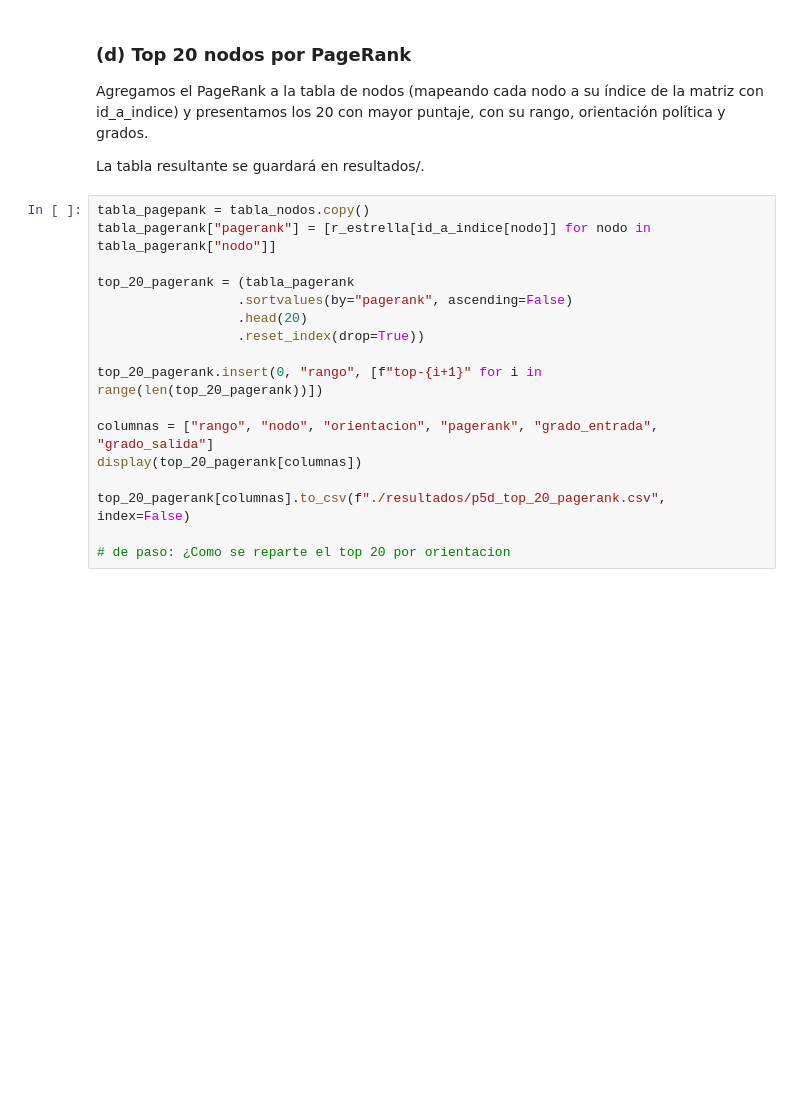
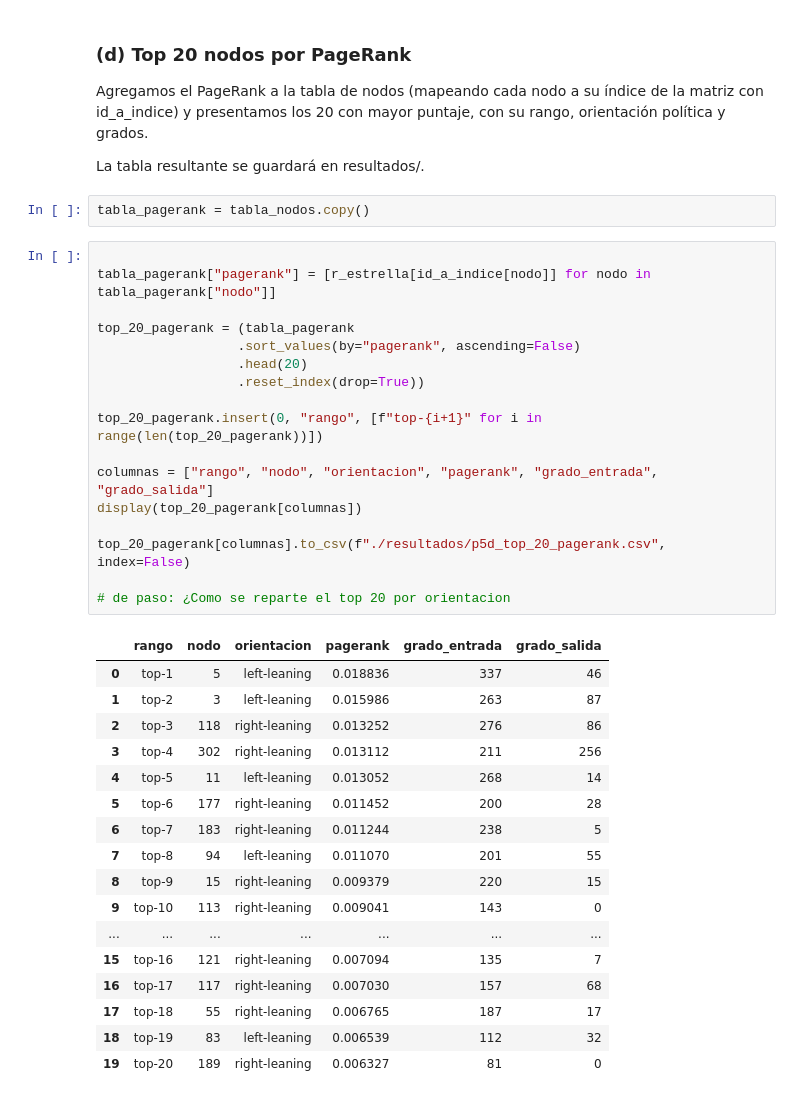
Before and after one commit to vickyotarola/Proyecto_2, a Jupyter notebook: proyecto_2.ipynb, the cells around one changed output. Drawn from its saved outputs; the diff is of its cells as text; blank space fills up the shorter version.

```diff
--- a/proyecto_2.ipynb
+++ b/proyecto_2.ipynb
@@ -598,20 +600,40 @@ cota teorica (1 - alpha)/n: 0.00012254901960784316
 Agregamos el PageRank a la tabla de nodos (mapeando cada nodo a su índice de la matriz con id_a_indice) y presentamos los 20 con mayor puntaje, con su rango, orientación política y grados.
 
 La tabla resultante se guardará en resultados/.
+# %%
+tabla_pagerank = tabla_nodos.copy()
 # %%
-tabla_pagepank = tabla_nodos.copy()
+
 tabla_pagerank["pagerank"] = [r_estrella[id_a_indice[nodo]] for nodo in tabla_pagerank["nodo"]]
 
 top_20_pagerank = (tabla_pagerank
-                  .sortvalues(by="pagerank", ascending=False)
+                  .sort_values(by="pagerank", ascending=False)
                   .head(20)
                   .reset_index(drop=True))
 
 top_20_pagerank.insert(0, "rango", [f"top-{i+1}" for i in range(len(top_20_pagerank))])
 
 columnas = ["rango", "nodo", "orientacion", "pagerank", "grado_entrada", "grado_salida"]
 display(top_20_pagerank[columnas])
 
 top_20_pagerank[columnas].to_csv(f"./resultados/p5d_top_20_pagerank.csv", index=False)
 
 # de paso: ¿Como se reparte el top 20 por orientacion
+# %% [output]
+|  | rango | nodo | orientacion | pagerank | grado_entrada | grado_salida |
+| 0 | top-1 | 5 | left-leaning | 0.018836 | 337 | 46 |
+| 1 | top-2 | 3 | left-leaning | 0.015986 | 263 | 87 |
+| 2 | top-3 | 118 | right-leaning | 0.013252 | 276 | 86 |
+| 3 | top-4 | 302 | right-leaning | 0.013112 | 211 | 256 |
+| 4 | top-5 | 11 | left-leaning | 0.013052 | 268 | 14 |
+| 5 | top-6 | 177 | right-leaning | 0.011452 | 200 | 28 |
+| 6 | top-7 | 183 | right-leaning | 0.011244 | 238 | 5 |
+| 7 | top-8 | 94 | left-leaning | 0.011070 | 201 | 55 |
+| 8 | top-9 | 15 | right-leaning | 0.009379 | 220 | 15 |
+| 9 | top-10 | 113 | right-leaning | 0.009041 | 143 | 0 |
+| ... | ... | ... | ... | ... | ... | ... |
+| 15 | top-16 | 121 | right-leaning | 0.007094 | 135 | 7 |
+| 16 | top-17 | 117 | right-leaning | 0.007030 | 157 | 68 |
+| 17 | top-18 | 55 | right-leaning | 0.006765 | 187 | 17 |
+| 18 | top-19 | 83 | left-leaning | 0.006539 | 112 | 32 |
+| 19 | top-20 | 189 | right-leaning | 0.006327 | 81 | 0 |
```
Also changed, not shown: parts of 14 cells of this notebook, 7 other files.
